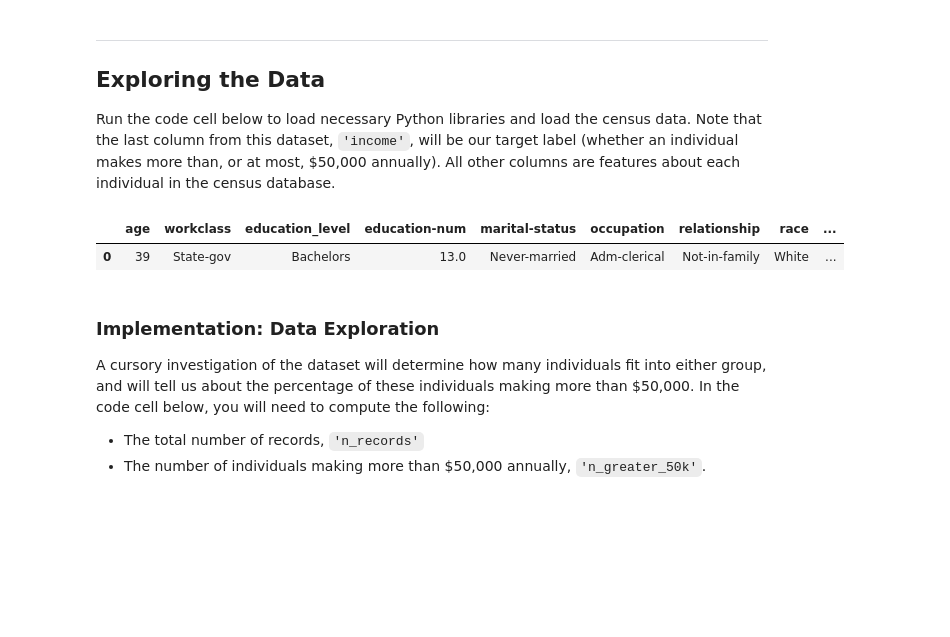
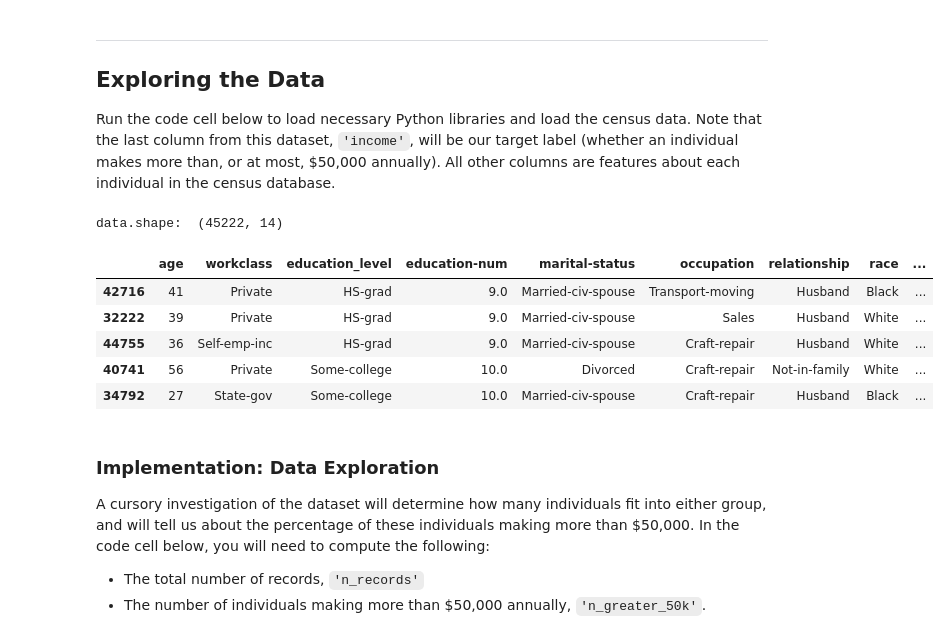
Before and after one commit to swapkh91/Finding-Donors-for-CharityML, a Jupyter notebook: finding_donors.ipynb, the cells around one changed output. Saved outputs shown, nothing was run; the diff lists cells and outputs as text; code cells hidden in the pictures; blank space fills up the shorter version.

```diff
--- a/finding_donors.ipynb
+++ b/finding_donors.ipynb
@@ -21,24 +20,30 @@ Run the code cell below to load necessary Python libraries and load the census d
 # %%
 # Import libraries necessary for this project
 import numpy as np
 import pandas as pd
 from time import time
 from IPython.display import display # Allows the use of display() for DataFrames
 
 # Import supplementary visualization code visuals.py
 import visuals as vs
 
 # Pretty display for notebooks
 %matplotlib inline
 
 # Load the Census dataset
 data = pd.read_csv("census.csv")
 
 # Success - Display the first record
-display(data.head(n=1))
+print('data.shape: ', data.shape)
+data.sample(5)
 # %% [output]
+data.shape:  (45222, 14)
 |  | age | workclass | education_level | education-num | marital-status | occupation | relationship | race | ... |
-| 0 | 39 | State-gov | Bachelors | 13.0 | Never-married | Adm-clerical | Not-in-family | White | ... |
+| 42716 | 41 | Private | HS-grad | 9.0 | Married-civ-spouse | Transport-moving | Husband | Black | ... |
+| 32222 | 39 | Private | HS-grad | 9.0 | Married-civ-spouse | Sales | Husband | White | ... |
+| 44755 | 36 | Self-emp-inc | HS-grad | 9.0 | Married-civ-spouse | Craft-repair | Husband | White | ... |
+| 40741 | 56 | Private | Some-college | 10.0 | Divorced | Craft-repair | Not-in-family | White | ... |
+| 34792 | 27 | State-gov | Some-college | 10.0 | Married-civ-spouse | Craft-repair | Husband | Black | ... |
 # %% [markdown]
 ### Implementation: Data Exploration
 A cursory investigation of the dataset will determine how many individuals fit into either group, and will tell us about the percentage of these individuals making more than \$50,000. In the code cell below, you will need to compute the following:
```
Also changed, not shown: parts of 40 cells of this notebook.
